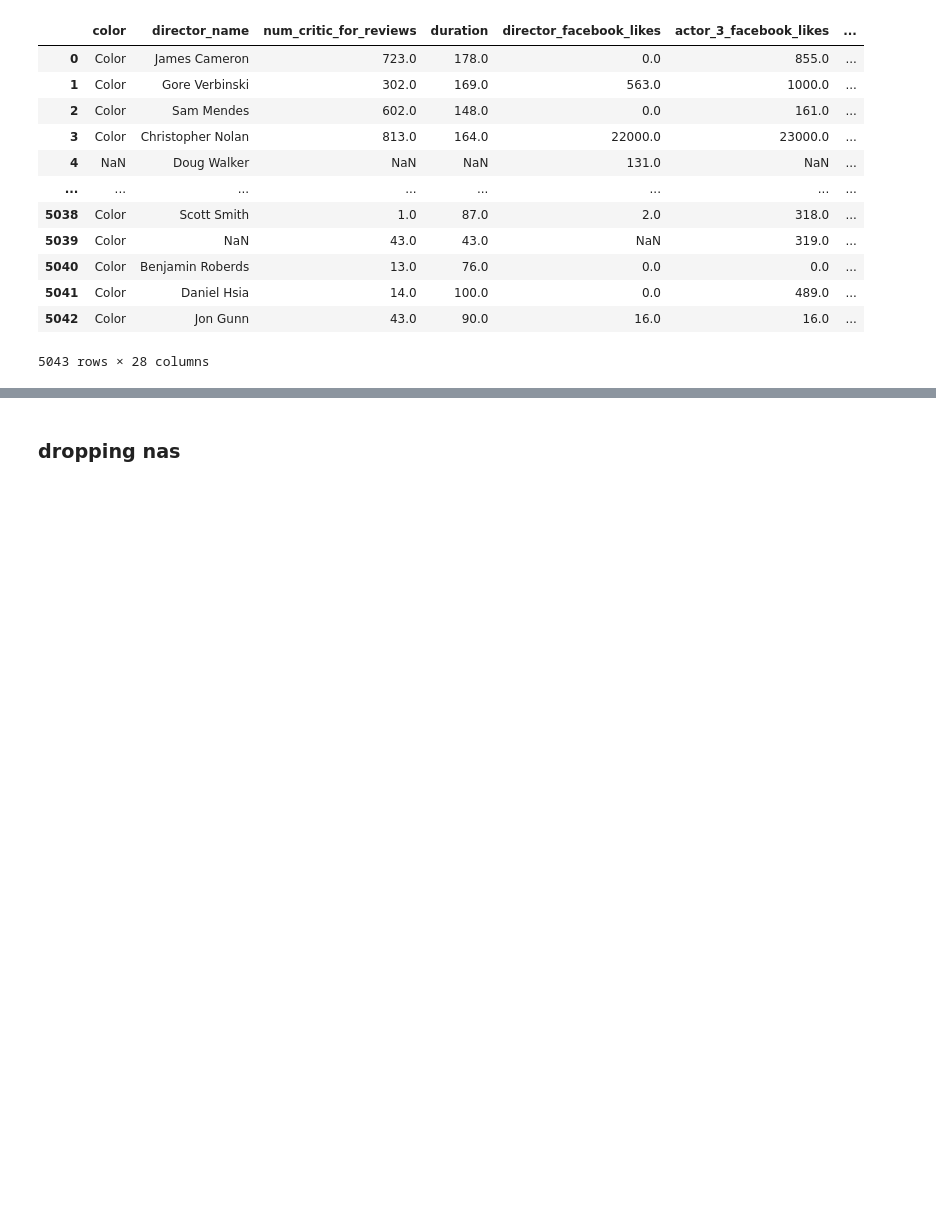
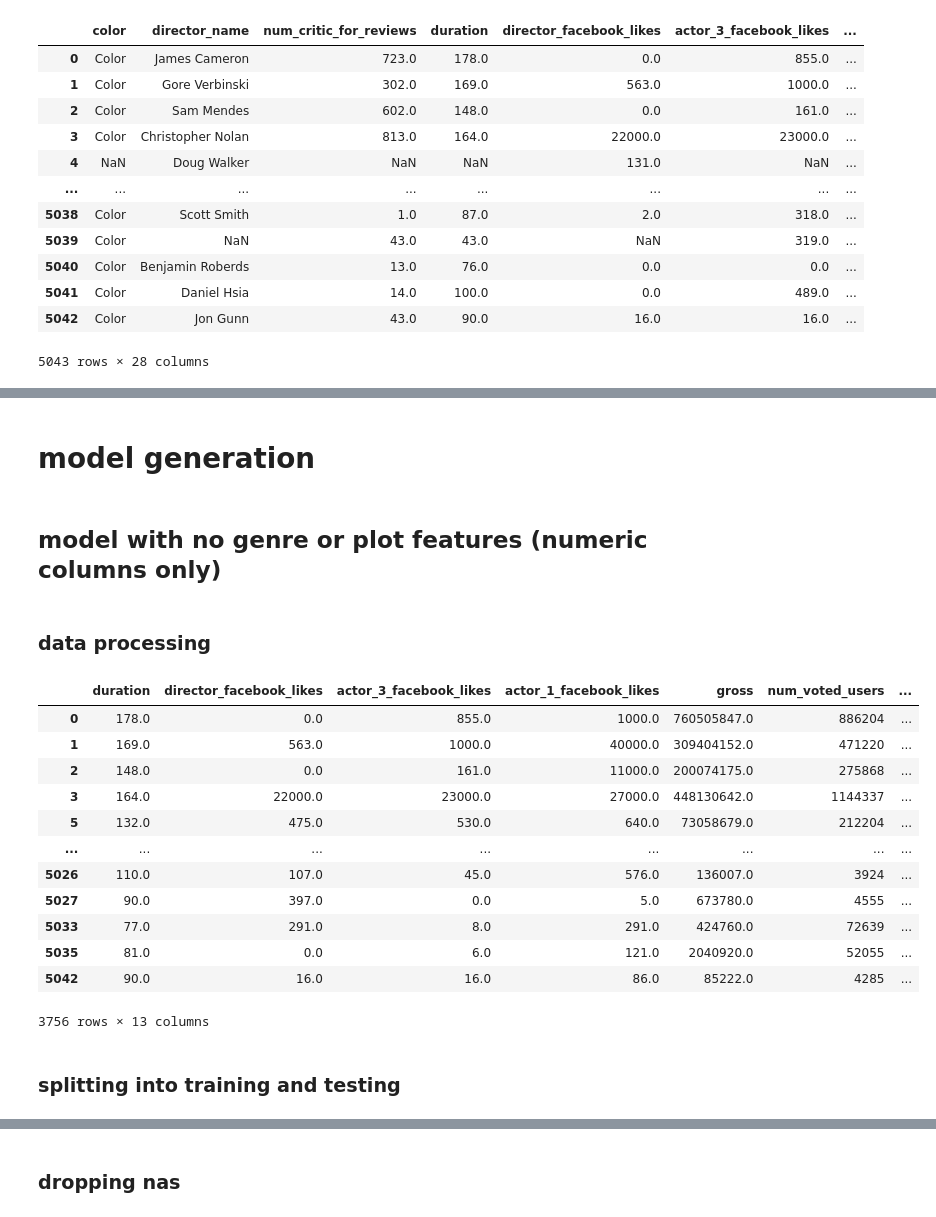
Before and after one commit to klee2024/movie_rating_prediction, a Jupyter notebook: movie_rating_analysis.ipynb, the cells around one changed output, grey strips where cells are left out. Cells and saved outputs as stored; diff of their text form; code cells hidden in the pictures; blank space fills up the shorter version.

```diff
--- a/movie_rating_analysis.ipynb
+++ b/movie_rating_analysis.ipynb
@@ -27,0 +31,2 @@ movies
+# %%
+movies.dropna(inplace = True)
@@ -27,0 +61,6 @@ movies
+# %%
+# Dropping most string columns & other less relevant columns
+
+movies_relevant_columns = movies.drop(['color', 'director_name', 'actor_2_name', 'actor_1_name',
+       'movie_title', 'actor_3_name', 'movie_imdb_link',
+       'language', 'country', 'content_rating', 'num_critic_for_reviews', 'facenumber_in_poster', 'aspect_ratio'], axis = 1)
@@ -27,0 +76,28 @@ movies
+# %%
+movies = movies_relevant_columns
+# %% [markdown]
+# model generation
+# %% [markdown]
+## model with no genre or plot features (numeric columns only)
+# %% [markdown]
+### data processing
+# %%
+numeric_columns_df = movies.drop(["genres", "plot_keywords"], axis = 1)
+# %%
+numeric_columns_df
+# %% [output]
+|  | duration | director_facebook_likes | actor_3_facebook_likes | actor_1_facebook_likes | gross | num_voted_users | ... |
+| 0 | 178.0 | 0.0 | 855.0 | 1000.0 | 760505847.0 | 886204 | ... |
+| 1 | 169.0 | 563.0 | 1000.0 | 40000.0 | 309404152.0 | 471220 | ... |
+| 2 | 148.0 | 0.0 | 161.0 | 11000.0 | 200074175.0 | 275868 | ... |
+| 3 | 164.0 | 22000.0 | 23000.0 | 27000.0 | 448130642.0 | 1144337 | ... |
+| 5 | 132.0 | 475.0 | 530.0 | 640.0 | 73058679.0 | 212204 | ... |
+| ... | ... | ... | ... | ... | ... | ... | ... |
+| 5026 | 110.0 | 107.0 | 45.0 | 576.0 | 136007.0 | 3924 | ... |
+| 5027 | 90.0 | 397.0 | 0.0 | 5.0 | 673780.0 | 4555 | ... |
+| 5033 | 77.0 | 291.0 | 8.0 | 291.0 | 424760.0 | 72639 | ... |
+| 5035 | 81.0 | 0.0 | 6.0 | 121.0 | 2040920.0 | 52055 | ... |
+| 5042 | 90.0 | 16.0 | 16.0 | 86.0 | 85222.0 | 4285 | ... |
+3756 rows × 13 columns
+# %% [markdown]
+### splitting into training and testing
```
Also changed, not shown: parts of 79 cells of this notebook.
